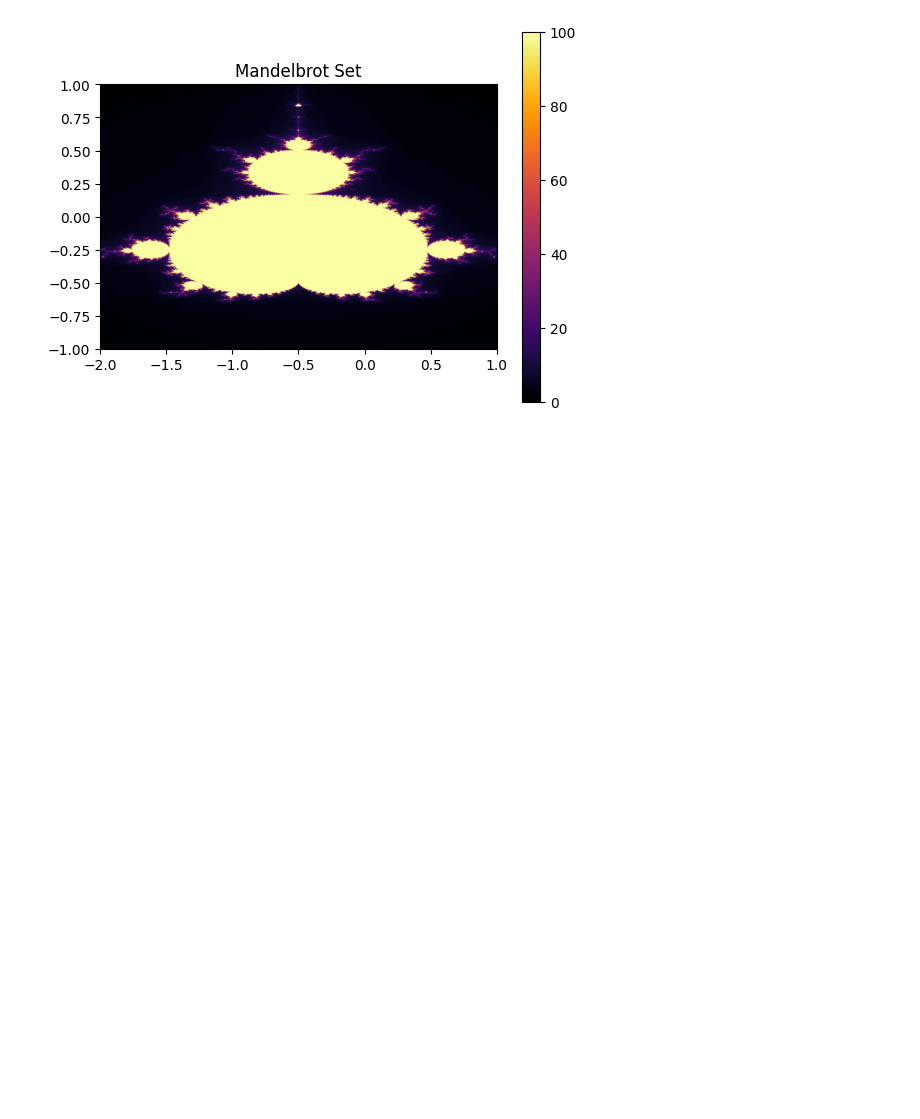
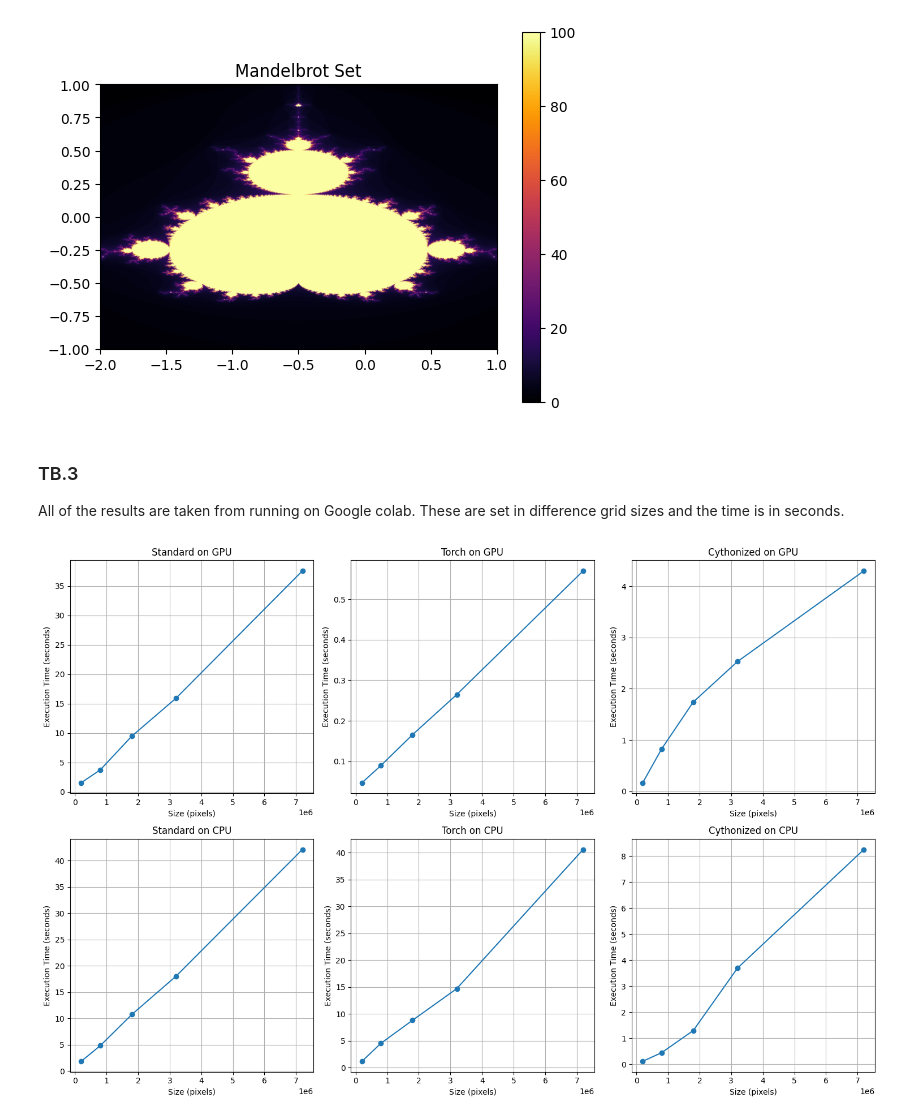
Before and after one commit to KthKittySquad/hpc, a Jupyter notebook: A3/assignment3.ipynb, the cells around one changed output. Cells and saved outputs as stored; diff of their text form; code cells hidden in the pictures; blank space fills up the shorter version.

```diff
--- a/A3/assignment3.ipynb
+++ b/A3/assignment3.ipynb
@@ -524,3 +524,36 @@ plt.title("Mandelbrot Set")
 plt.show()
 # %% [output]
 [figure]
+# %% [markdown]
+### TB.3
+All of the results are taken from running on Google colab. These are set in difference grid sizes and the time is in seconds.
+# %%
+import matplotlib.pyplot as plt
+
+# Data
+sizes = [500*400, 1000*800, 1500*1200, 2000*1600, 3000*2400]
+
+execution_times = {
+    "Standard on GPU": [1.546488, 3.718596, 9.463395, 15.917204, 37.567369],
+    "Torch on GPU": [0.047228, 0.089639, 0.165725, 0.264753, 0.569861],
+    "Cythonized on GPU": [0.167385, 0.827587, 1.741655, 2.530704, 4.298714],
+    "Standard on CPU": [1.856055, 4.819549, 10.746852, 18.038184, 42.131641],
+    "Torch on CPU": [1.205305, 4.555532, 8.835651, 14.719165, 40.600062],
+    "Cythonized on CPU": [0.118041, 0.449512, 1.299103, 3.696778, 8.251379],
+}
+
+# Plot graphs
+fig, axes = plt.subplots(2, 3, figsize=(15, 10))
+axes = axes.flatten()
+
+for ax, (title, times) in zip(axes, execution_times.items()):
+    ax.plot(sizes, times, marker='o', linestyle='-')
+    ax.set_title(title)
+    ax.set_xlabel("Size (pixels)")
+    ax.set_ylabel("Execution Time (seconds)")
+    ax.grid(True)
+
+plt.tight_layout()
+plt.show()
+# %% [output]
+[figure, added]
```
